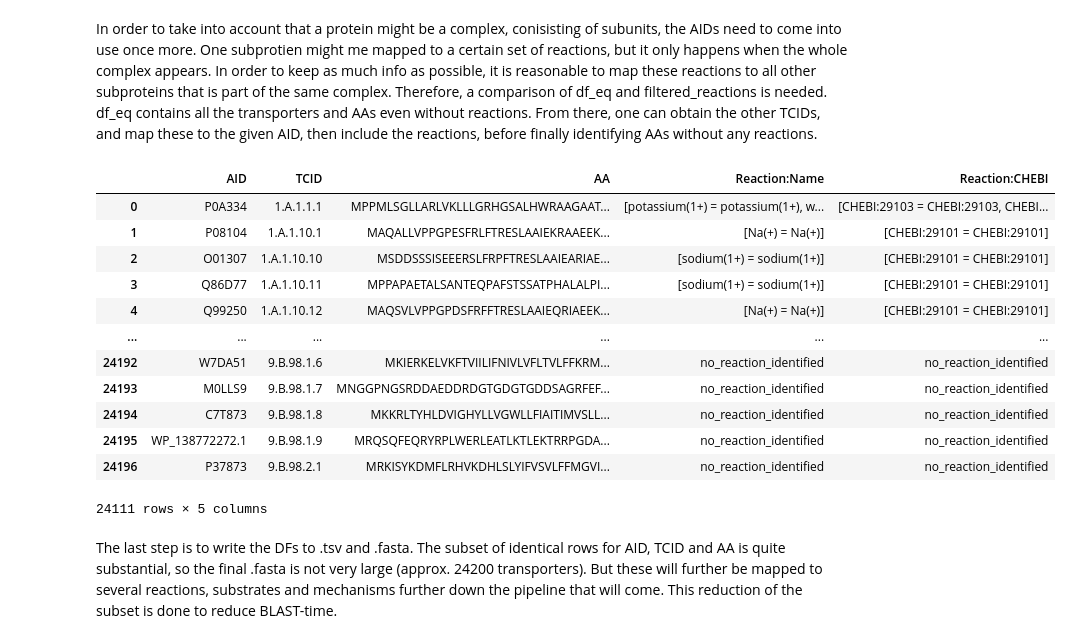
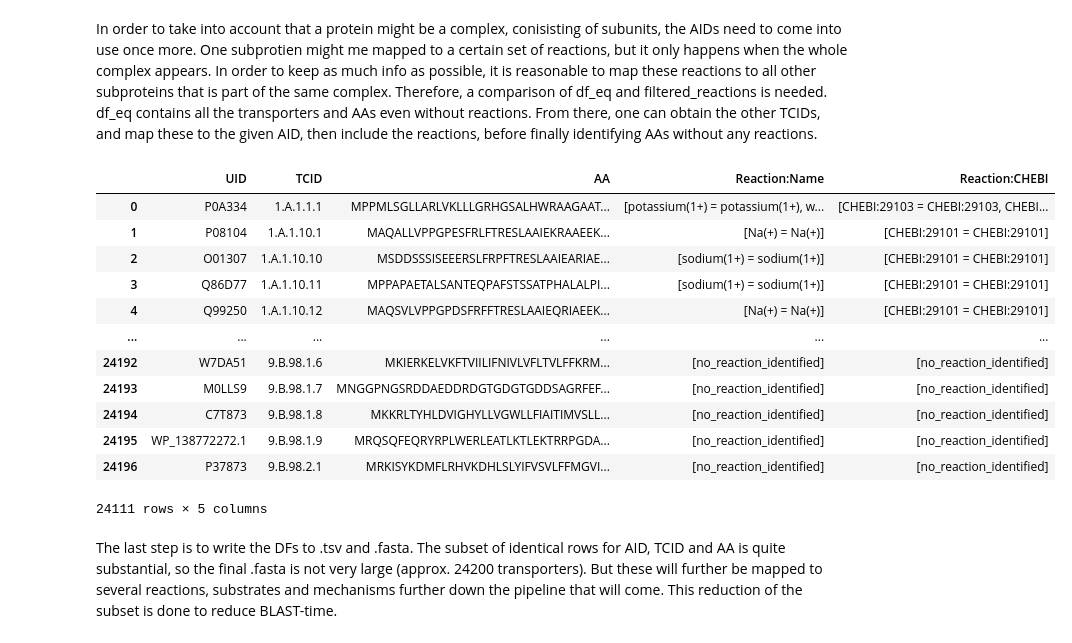
Before and after one commit to blandro/master-project, a Jupyter notebook: 1+2/1+2.ipynb, the cells around one changed output. Cells and saved outputs as stored; diff of their text form; code cells hidden in the pictures.

Commit message:
Modify Reactions into tuples

```diff
--- a/1+2/1+2.ipynb
+++ b/1+2/1+2.ipynb
@@ -380,46 +380,52 @@ def merge_reactions_within_tcid(group):
         for name_list, chebi_list in zip(group["Reaction:Name"], group["Reaction:CHEBI"]):
             if isinstance(name_list, list) and isinstance(chebi_list, list):
                 for n, c in zip(name_list, chebi_list):
                     if n not in names:
                         names.append(n)
                         chebis.append(c)
 
         chebi_to_name = {chebis[i]: names[i] for i in range(len(chebis))}
         merged_chebis = list(chebi_to_name.keys())
         merged_names = [chebi_to_name[c] for c in merged_chebis]
 
         group["Reaction:Name"] = [merged_names] * len(group)
         group["Reaction:CHEBI"] = [merged_chebis] * len(group)
 
     return group
 
 merged_df["TCID_cp"] = merged_df["TCID"]
 merged_df = merged_df.groupby("TCID").apply(lambda group: merge_reactions_within_tcid(group), include_groups=False).reset_index(drop=True)
 merged_df.rename(columns={"TCID_cp":"TCID"}, inplace=True)
 merged_df = merged_df[["AID", "TCID", "AA", "Reaction:Name", "Reaction:CHEBI"]]
 
 
 def fill_missing_reaction(cell):
-    return "no_reaction_identified" if isinstance(cell, float) and np.isnan(cell) else cell
+    return ["no_reaction_identified"] if isinstance(cell, float) and np.isnan(cell) else cell
 
 merged_df["Reaction:Name"] = merged_df["Reaction:Name"].apply(fill_missing_reaction)
 merged_df["Reaction:CHEBI"] = merged_df["Reaction:CHEBI"].apply(fill_missing_reaction)
+
+# Remove duplicates and rename AID to UID for easier interpretation for user, as AID mostly are UIDs
 df_fasta = merged_df.drop_duplicates(subset=["AID", "TCID", "AA"])
+df_fasta = df_fasta.rename(columns={"AID":"UID"})
 
+# Create Reaction column with each reaction stored in a tuple in a list on the format [(name1, CHEBI1), (name2, CHEBI2)]
+df_fasta["Reaction"] = [list(zip(names, chebis)) for names, chebis in zip(df_fasta["Reaction:Name"], df_fasta["Reaction:CHEBI"])]
+df_fasta.drop(columns=["Reaction:Name", "Reaction:CHEBI"], inplace=True)
 df_fasta
 # %% [output]
-|  | AID | TCID | AA | Reaction:Name | Reaction:CHEBI |
+|  | UID | TCID | AA | Reaction:Name | Reaction:CHEBI |
 | 0 | P0A334 | 1.A.1.1.1 | MPPMLSGLLARLVKLLLGRHGSALHWRAAGAAT... | [potassium(1+) = potassium(1+), w... | [CHEBI:29103 = CHEBI:29103, CHEBI... |
 | 1 | P08104 | 1.A.1.10.1 | MAQALLVPPGPESFRLFTRESLAAIEKRAAEEK... | [Na(+) = Na(+)] | [CHEBI:29101 = CHEBI:29101] |
 | 2 | O01307 | 1.A.1.10.10 | MSDDSSSISEEERSLFRPFTRESLAAIEARIAE... | [sodium(1+) = sodium(1+)] | [CHEBI:29101 = CHEBI:29101] |
 | 3 | Q86D77 | 1.A.1.10.11 | MPPAPAETALSANTEQPAFSTSSATPHALALPI... | [sodium(1+) = sodium(1+)] | [CHEBI:29101 = CHEBI:29101] |
 | 4 | Q99250 | 1.A.1.10.12 | MAQSVLVPPGPDSFRFFTRESLAAIEQRIAEEK... | [Na(+) = Na(+)] | [CHEBI:29101 = CHEBI:29101] |
 | ... | ... | ... | ... | ... | ... |
-| 24192 | W7DA51 | 9.B.98.1.6 | MKIERKELVKFTVIILIFNIVLVFLTVLFFKRM... | no_reaction_identified | no_reaction_identified |
-| 24193 | M0LLS9 | 9.B.98.1.7 | MNGGPNGSRDDAEDDRDGTGDGTGDDSAGRFEF... | no_reaction_identified | no_reaction_identified |
-| 24194 | C7T873 | 9.B.98.1.8 | MKKRLTYHLDVIGHYLLVGWLLFIAITIMVSLL... | no_reaction_identified | no_reaction_identified |
-| 24195 | WP_138772272.1 | 9.B.98.1.9 | MRQSQFEQRYRPLWERLEATLKTLEKTRRPGDA... | no_reaction_identified | no_reaction_identified |
-| 24196 | P37873 | 9.B.98.2.1 | MRKISYKDMFLRHVKDHLSLYIFVSVLFFMGVI... | no_reaction_identified | no_reaction_identified |
+| 24192 | W7DA51 | 9.B.98.1.6 | MKIERKELVKFTVIILIFNIVLVFLTVLFFKRM... | [no_reaction_identified] | [no_reaction_identified] |
+| 24193 | M0LLS9 | 9.B.98.1.7 | MNGGPNGSRDDAEDDRDGTGDGTGDDSAGRFEF... | [no_reaction_identified] | [no_reaction_identified] |
+| 24194 | C7T873 | 9.B.98.1.8 | MKKRLTYHLDVIGHYLLVGWLLFIAITIMVSLL... | [no_reaction_identified] | [no_reaction_identified] |
+| 24195 | WP_138772272.1 | 9.B.98.1.9 | MRQSQFEQRYRPLWERLEATLKTLEKTRRPGDA... | [no_reaction_identified] | [no_reaction_identified] |
+| 24196 | P37873 | 9.B.98.2.1 | MRKISYKDMFLRHVKDHLSLYIFVSVLFFMGVI... | [no_reaction_identified] | [no_reaction_identified] |
 24111 rows × 5 columns
 # %% [markdown]
 The last step is to write the DFs to .tsv and .fasta. The subset of identical rows for AID, TCID and AA is quite substantial, so the final .fasta is not very large (approx. 24200 transporters). But these will further be mapped to several reactions, substrates and mechanisms further down the pipeline that will come. This reduction of the subset is done to reduce BLAST-time.
```
Also changed, not shown: parts of 1 cell of this notebook, 1 other file.
